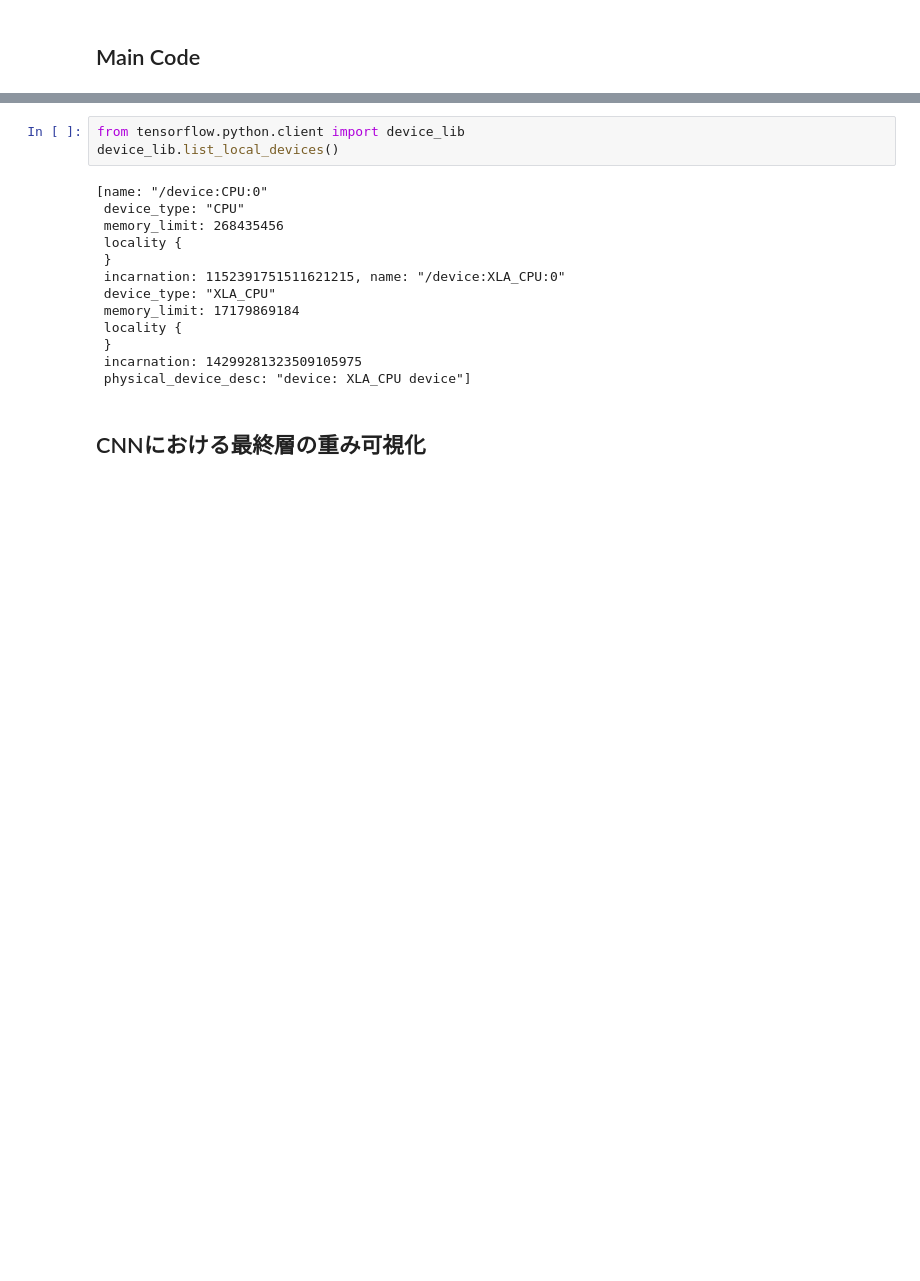
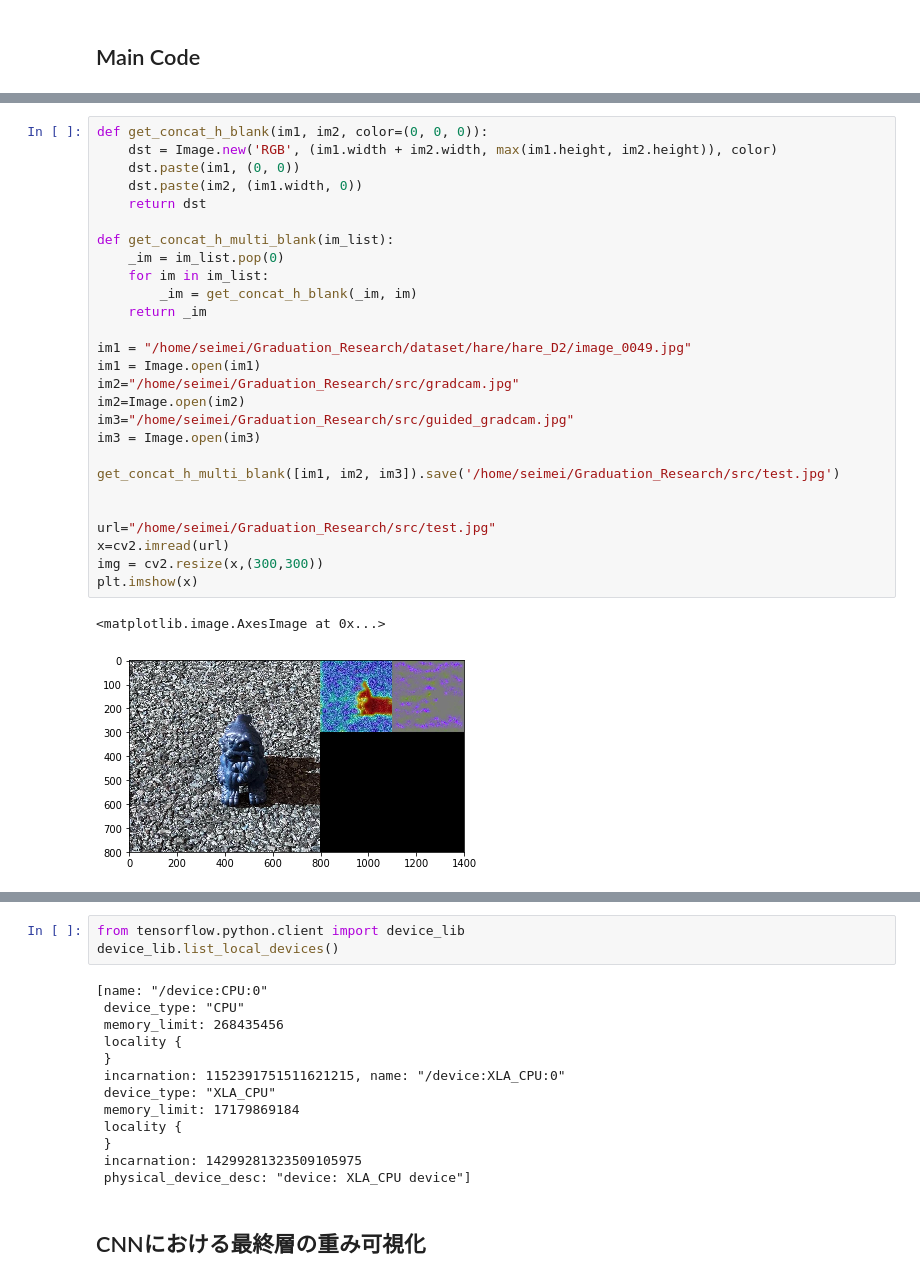
Before and after one commit to Eljefemasao/Graduation_Research, a Jupyter notebook: src/classify_seesa_keras.ipynb, the cells around one changed output, grey strips where cells are left out. Drawn from its saved outputs; the diff is of its cells as text; blank space fills up the shorter version.

```diff
--- a/src/classify_seesa_keras.ipynb
+++ b/src/classify_seesa_keras.ipynb
@@ -832,0 +787,30 @@ ValueError: Error when checking target: expected weather to have shape (4,) but
+# %%
+def get_concat_h_blank(im1, im2, color=(0, 0, 0)):
+    dst = Image.new('RGB', (im1.width + im2.width, max(im1.height, im2.height)), color)
+    dst.paste(im1, (0, 0))
+    dst.paste(im2, (im1.width, 0))
+    return dst
+
+def get_concat_h_multi_blank(im_list):
+    _im = im_list.pop(0)
+    for im in im_list:
+        _im = get_concat_h_blank(_im, im)
+    return _im
+
+im1 = "/home/seimei/Graduation_Research/dataset/hare/hare_D2/image_0049.jpg"
+im1 = Image.open(im1)
+im2="/home/seimei/Graduation_Research/src/gradcam.jpg"
+im2=Image.open(im2)
+im3="/home/seimei/Graduation_Research/src/guided_gradcam.jpg"
+im3 = Image.open(im3)
+
+get_concat_h_multi_blank([im1, im2, im3]).save('/home/seimei/Graduation_Research/src/test.jpg')
+
+
+url="/home/seimei/Graduation_Research/src/test.jpg"
+x=cv2.imread(url)
+img = cv2.resize(x,(300,300))
+plt.imshow(x)
+# %% [output]
+<matplotlib.image.AxesImage at 0x...>
+[figure, added]
```
Also changed, not shown: parts of 13 cells of this notebook.
